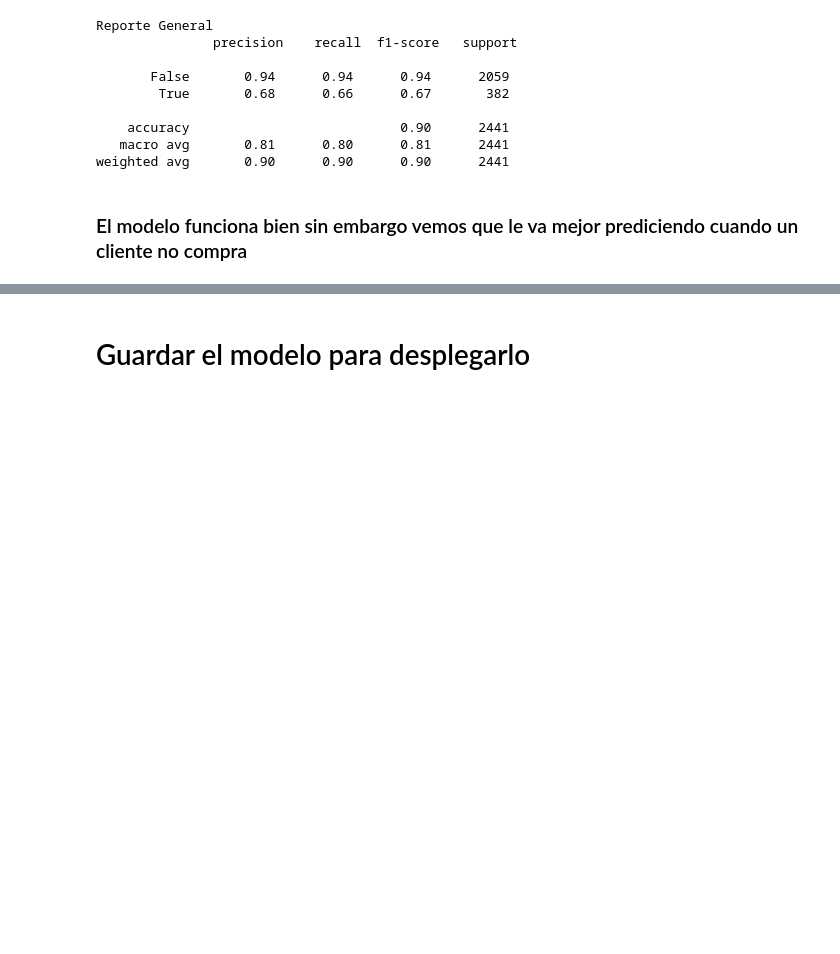
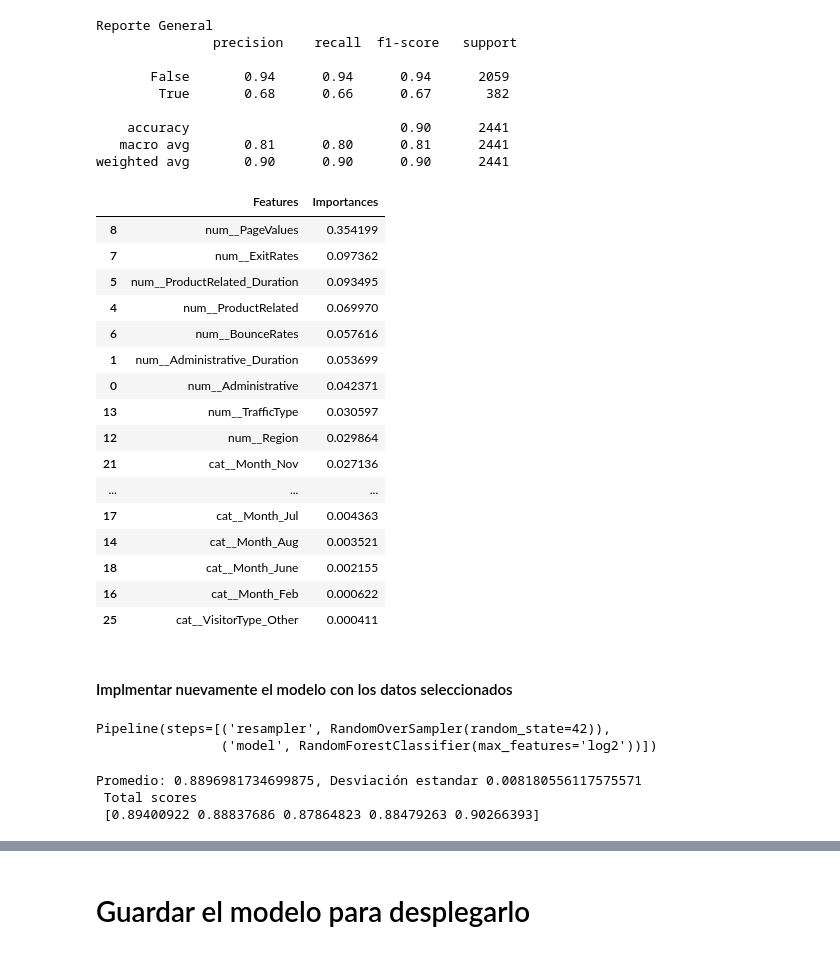
Before and after one commit to JuanAcevedo08/Machine-Learning-Solutions, a Jupyter notebook: compra_o_no/notebooks/03_pipline_final.ipynb, the cells around one changed output, grey strips where cells are left out. Saved outputs shown, nothing was run; the diff lists cells and outputs as text; code cells hidden in the pictures; blank space fills up the shorter version.

```diff
--- a/compra_o_no/notebooks/03_pipline_final.ipynb
+++ b/compra_o_no/notebooks/03_pipline_final.ipynb
@@ -140,5 +141,27 @@ Reporte General
     accuracy                           0.90      2441
    macro avg       0.81      0.80      0.81      2441
 weighted avg       0.90      0.90      0.90      2441
-# %% [markdown]
-### El modelo funciona bien sin embargo vemos que le va mejor prediciendo cuando un cliente no compra
+# %%
+importances = pipe.named_steps['model'].feature_importances_
+features = pipe.named_steps['proprocesador'].get_feature_names_out()
+
+results = pd.DataFrame({'Features': features, 'Importances': importances}).sort_values(by='Importances', ascending=False)
+results
+# %% [output]
+|  | Features | Importances |
+| 8 | num__PageValues | 0.354199 |
+| 7 | num__ExitRates | 0.097362 |
+| 5 | num__ProductRelated_Duration | 0.093495 |
+| 4 | num__ProductRelated | 0.069970 |
+| 6 | num__BounceRates | 0.057616 |
+| 1 | num__Administrative_Duration | 0.053699 |
+| 0 | num__Administrative | 0.042371 |
+| 13 | num__TrafficType | 0.030597 |
+| 12 | num__Region | 0.029864 |
+| 21 | cat__Month_Nov | 0.027136 |
+| ... | ... | ... |
+| 17 | cat__Month_Jul | 0.004363 |
+| 14 | cat__Month_Aug | 0.003521 |
+| 18 | cat__Month_June | 0.002155 |
+| 16 | cat__Month_Feb | 0.000622 |
+| 25 | cat__VisitorType_Other | 0.000411 |
@@ -144,0 +172,23 @@ weighted avg       0.90      0.90      0.90      2441
+# %% [markdown]
+#### Implmentar nuevamente el modelo con los datos seleccionados
+# %%
+#Intregración de todo el flujo pero con los nuevos datos
+pipe = ImPipline([
+    ('resampler', RandomOverSampler(random_state=42)),
+    ('model', RandomForestClassifier(max_features='log2', min_samples_leaf=1, min_samples_split=2, n_estimators=100))
+])
+
+pipe.fit(X_imp_train, Y_train)
+# %% [output]
+Pipeline(steps=[('resampler', RandomOverSampler(random_state=42)),
+                ('model', RandomForestClassifier(max_features='log2'))])
+# %%
+#Realizamos validacion cruzada nuevamenete
+cv = KFold(n_splits=5, shuffle=True, random_state=42)
+
+scores = cross_val_score(pipe, X_imp_train, Y_train, scoring='accuracy', cv=cv)
+print(f'Promedio: {scores.mean()}, Desviación estandar {scores.std()} \n Total scores \n {scores}')
+# %% [output]
+Promedio: 0.8896981734699875, Desviación estandar 0.008180556117575571
+ Total scores
+ [0.89400922 0.88837686 0.87864823 0.88479263 0.90266393]
```
Also changed, not shown: parts of 8 cells of this notebook, 2 other files.
